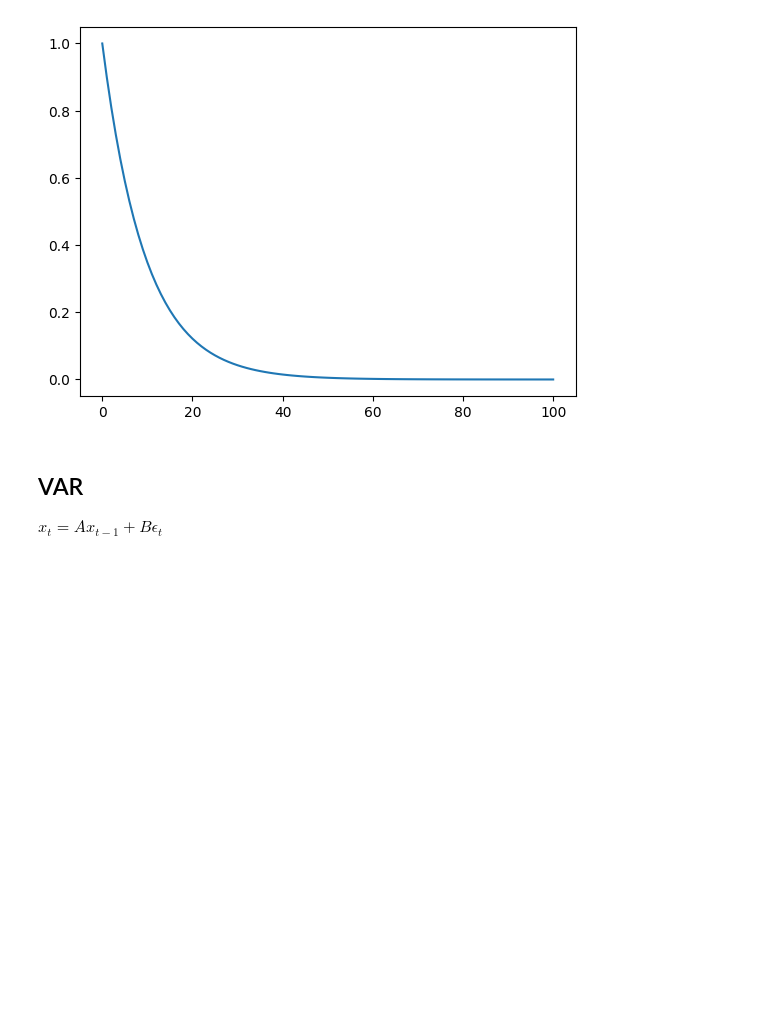
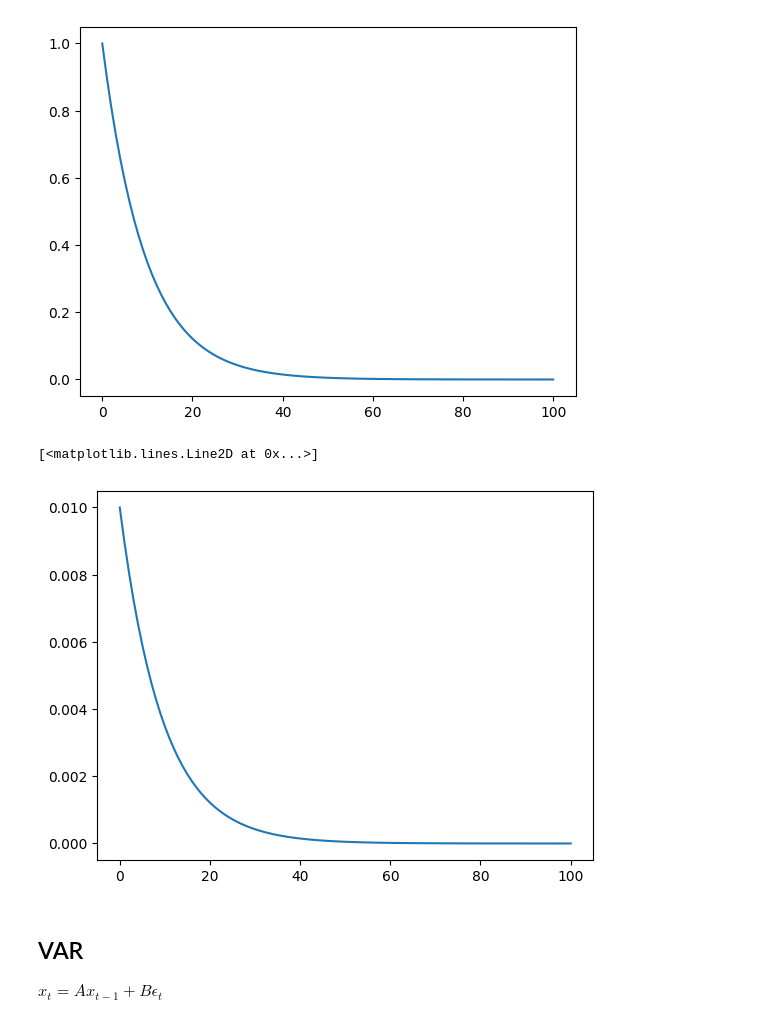
Before and after one commit to marcdelabarrera/dsolve, a Jupyter notebook: docs/source/notebooks/sequence_space_examples.ipynb, the cells around one changed output. Saved outputs shown, nothing was run; the diff lists cells and outputs as text; code cells hidden in the pictures; blank space fills up the shorter version.

```diff
--- a/docs/source/notebooks/sequence_space_examples.ipynb
+++ b/docs/source/notebooks/sequence_space_examples.ipynb
@@ -31,6 +31,20 @@ plt.plot(X)
 # %% [output]
 [<matplotlib.lines.Line2D at 0x...>]
 [figure]
+# %%
+ss0 = jnp.array([0.])
+n_x = 1
+X_guess = jnp.tile(F.ss0,(F.T+1,1))*1.0
+
+jac = jax.jacfwd(lambda x: F(x.reshape(-1,n_x),Eps).flatten())(X_guess.flatten())
+
+X_new = X_guess.flatten()-0.01*jax.scipy.linalg.inv(jac)@F(X_guess,Eps).flatten()
+X_new = X_new.reshape(-1,n_x)
+# %%
+plt.plot(X_new)
+# %% [output]
+[<matplotlib.lines.Line2D at 0x...>]
+[figure, added]
 # %% [markdown]
 ## VAR
 
```
Also changed, not shown: 2 other files.
